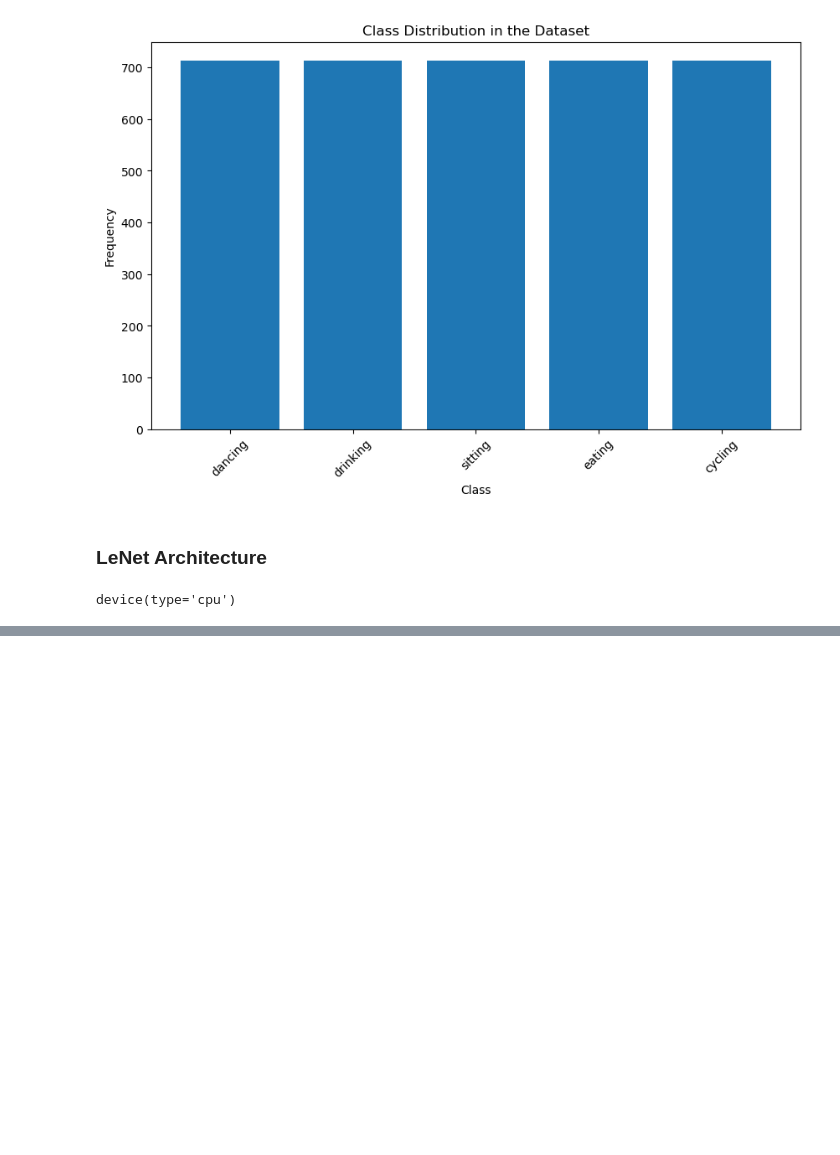
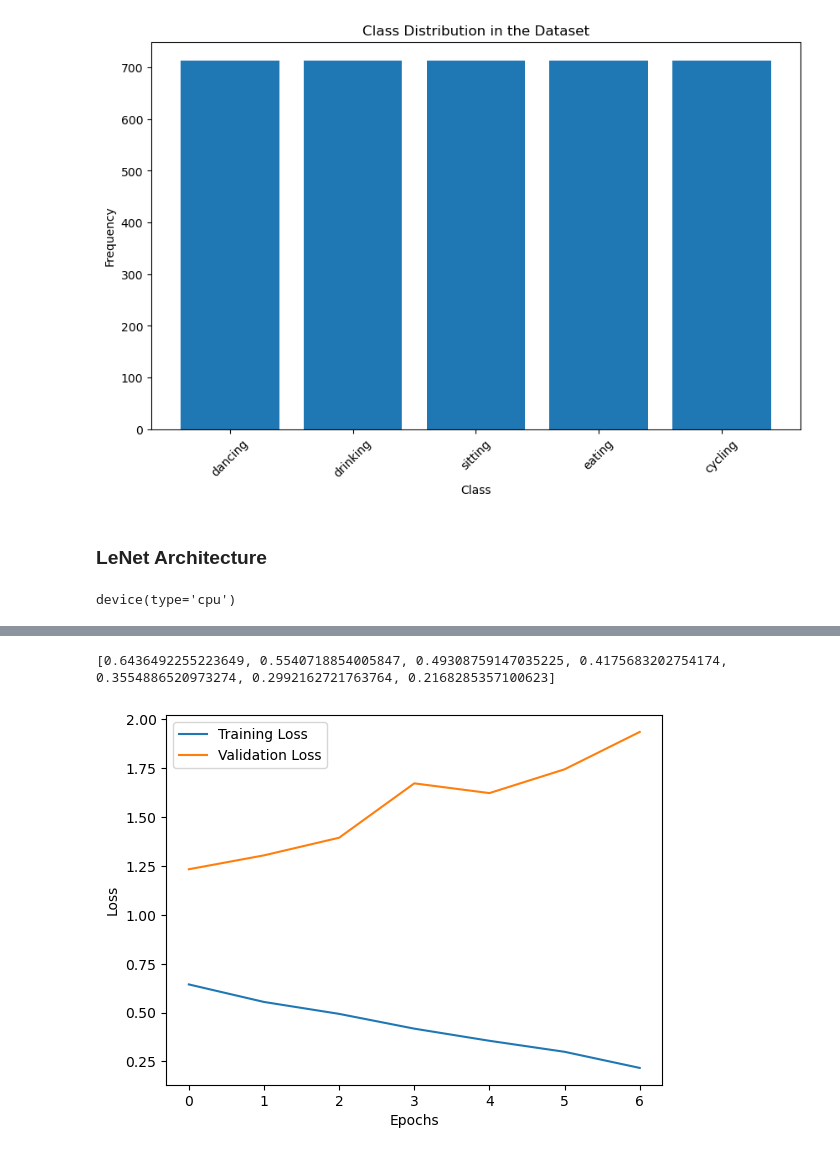
Before and after one commit to SamAdebisi/Computer-Vision-using-PyTorch, a Jupyter notebook: models/LeNet.ipynb, the cells around one changed output, grey strips where cells are left out. Saved outputs shown, nothing was run; the diff lists cells and outputs as text; code cells hidden in the pictures; blank space fills up the shorter version.

```diff
--- a/models/LeNet.ipynb
+++ b/models/LeNet.ipynb
@@ -193,6 +193,7 @@ for epoch in range(num_epochs):
         correct += predicted.eq(labels).sum().item()
 
     train_loss = running_loss / len(train_loader)
+    train_losses.append(train_loss) # store the test loss for this epoch
     train_accuracy = 100. * correct / total
 
     print(f'Epoch [{epoch + 1}/{num_epochs}],'
@@ -256,0 +256,15 @@ Stopping early: no improvement after five consecutive epochs.
+# %%
+print(train_losses)
+# %% [output]
+[0.6436492255223649, 0.5540718854005847, 0.49308759147035225, 0.4175683202754174, 0.3554886520973274, 0.2992162721763764, 0.2168285357100623]
+# %%
+# Plotting the training and validation losses
+
+plt.plot(train_losses, label='Training Loss')
+plt.plot(test_losses, label='Validation Loss')
+plt.xlabel('Epochs')
+plt.ylabel('Loss')
+plt.legend()
+plt.show()
+# %% [output]
+[figure, added]
```
Also changed, not shown: parts of 2 cells of this notebook, 1 other file.
